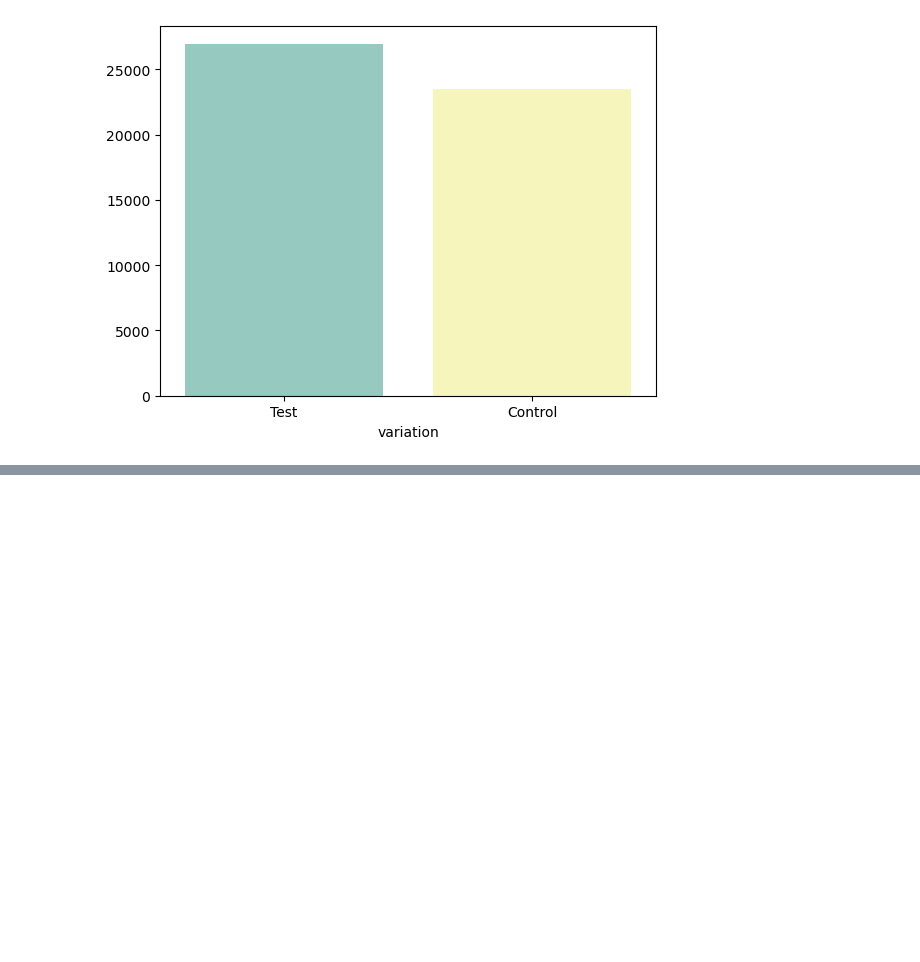
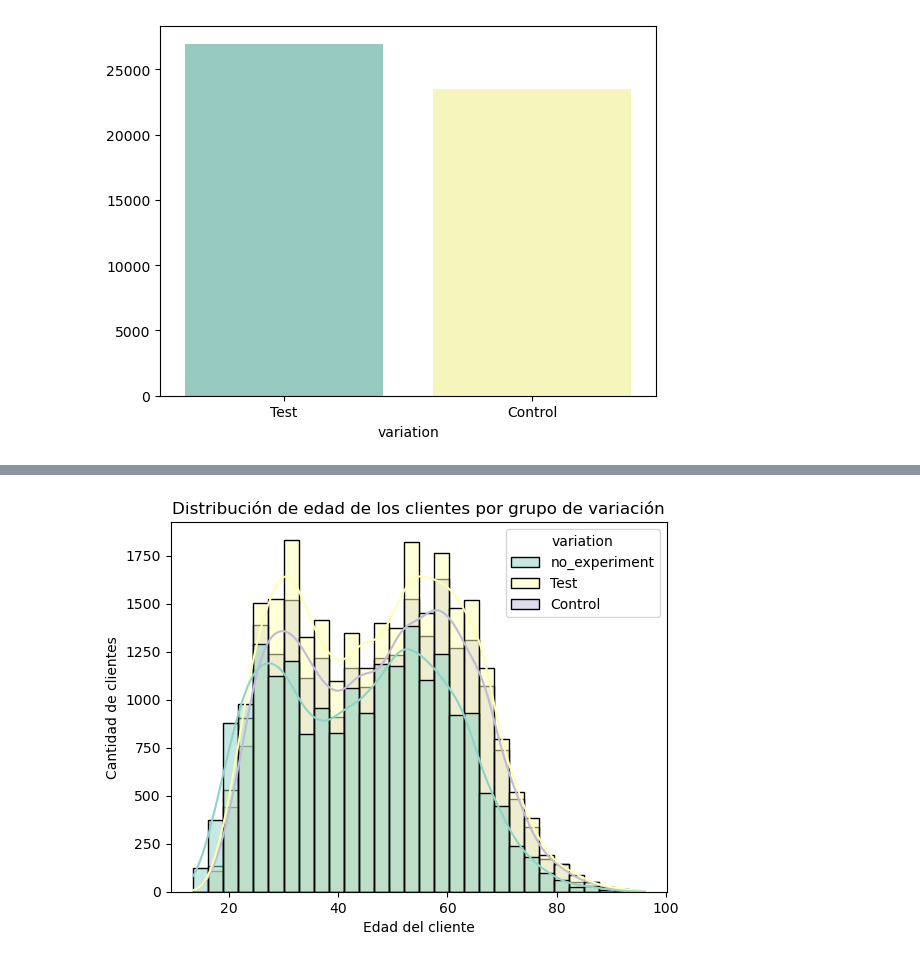
Before and after one commit to JimenezRoDA/vanguard-ab-test, a Jupyter notebook: vanguard-ab-test.ipynb, the cells around one changed output, grey strips where cells are left out. Saved outputs shown, nothing was run; the diff lists cells and outputs as text; code cells hidden in the pictures; blank space fills up the shorter version.

```diff
--- a/vanguard-ab-test.ipynb
+++ b/vanguard-ab-test.ipynb
@@ -288,0 +254,8 @@ Dentro del perfil de los clientes que utilizan el proceso en linea vemos que la
+# %%
+sns.histplot(data=df, x='clnt_age', hue='variation', kde=True, bins=30, palette="Set3")
+plt.title('Distribución de edad de los clientes por grupo de variación')
+plt.xlabel('Edad del cliente')
+plt.ylabel('Cantidad de clientes')
+plt.show()
+# %% [output]
+[figure, added]
```
Also changed, not shown: parts of 46 cells of this notebook.
